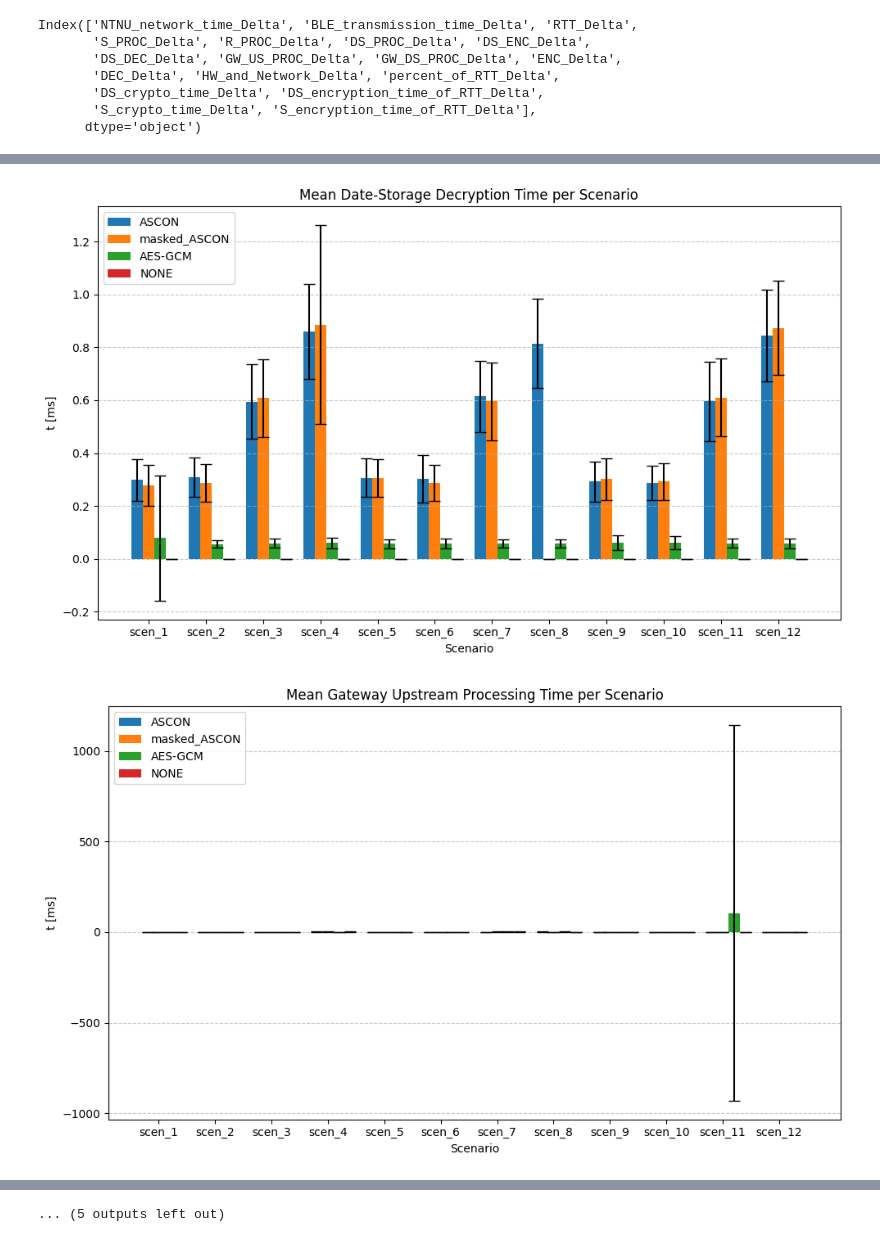
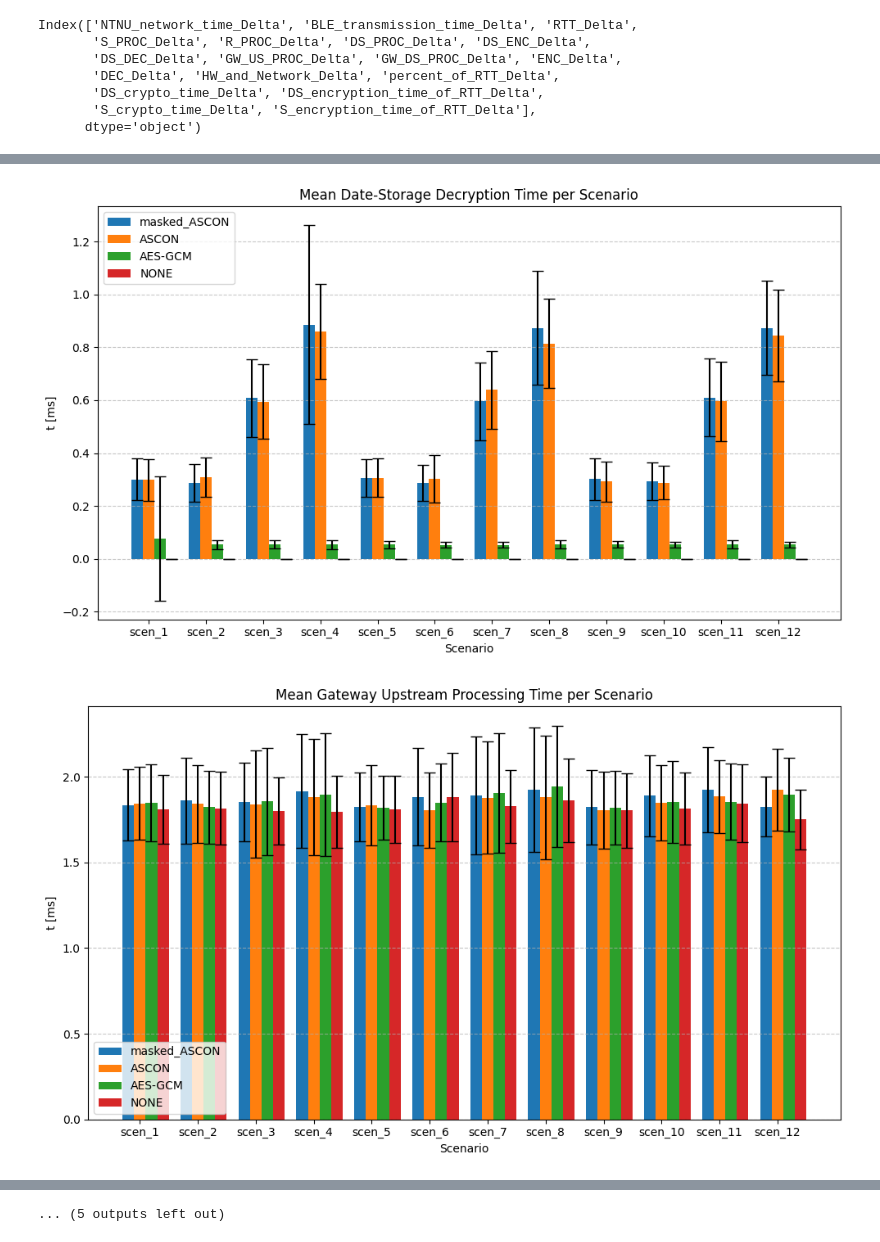
Before and after one commit to nemisis84/ASCON-encryption-for-MCUs-in-an-MQTT-network, a Jupyter notebook: data-storage/analysis/analysis.ipynb, the cells around one changed output, grey strips where cells are left out. Cells and saved outputs as stored; diff of their text form; code cells hidden in the pictures.

```diff
--- a/data-storage/analysis/analysis.ipynb
+++ b/data-storage/analysis/analysis.ipynb
@@ -8,8 +8,8 @@ import sys
 import matplotlib.pyplot as plt
 import helpers as h
 # %%
-data_path = "../results/valid_tests_1"
-encryption_methods = ["ASCON", "masked_ASCON", "AES-GCM", "NONE"]
+data_path = "../results/valid_tests_2"
+encryption_methods = ["masked_ASCON", "ASCON", "AES-GCM", "NONE"]
 metrics = ["RTT", "S_PROC", "R_PROC", "DS_PROC", "DS_ENC", "DS_DEC","GW_US_PROC", "GW_DS_PROC", "ENC", "DEC"]
 scenarios = 12
 
@@ -101,6 +93,6 @@ h.get_encryption_stats(frames, "NONE", "RTT")
 # %%
-figure_path = os.path.join("..", "figures", "means_bar_plot")
-h.save_figure(frames, figure_path)
+figure_path = os.path.join("..")
+h.analyse_execution_times(frames, figure_path)
 # %% [output]
 Saved RTT
 Saved S_PROC
@@ -126,2 +118,2 @@ Saved BLE_transmission_time
-[figure, old version]
+[figure, new version]
-[figure, old version]
+[figure, new version]
```
Also changed, not shown: parts of 7 cells of this notebook, 6 other files.
